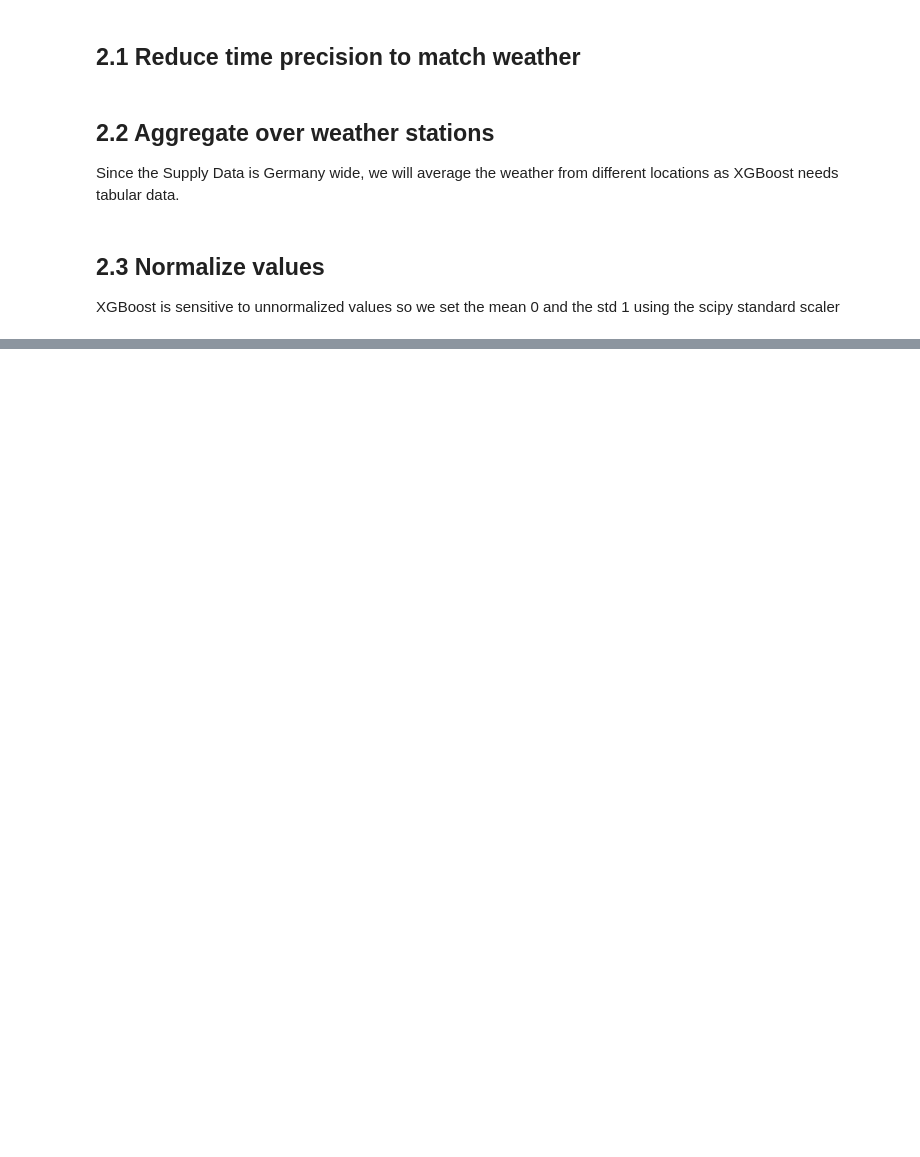
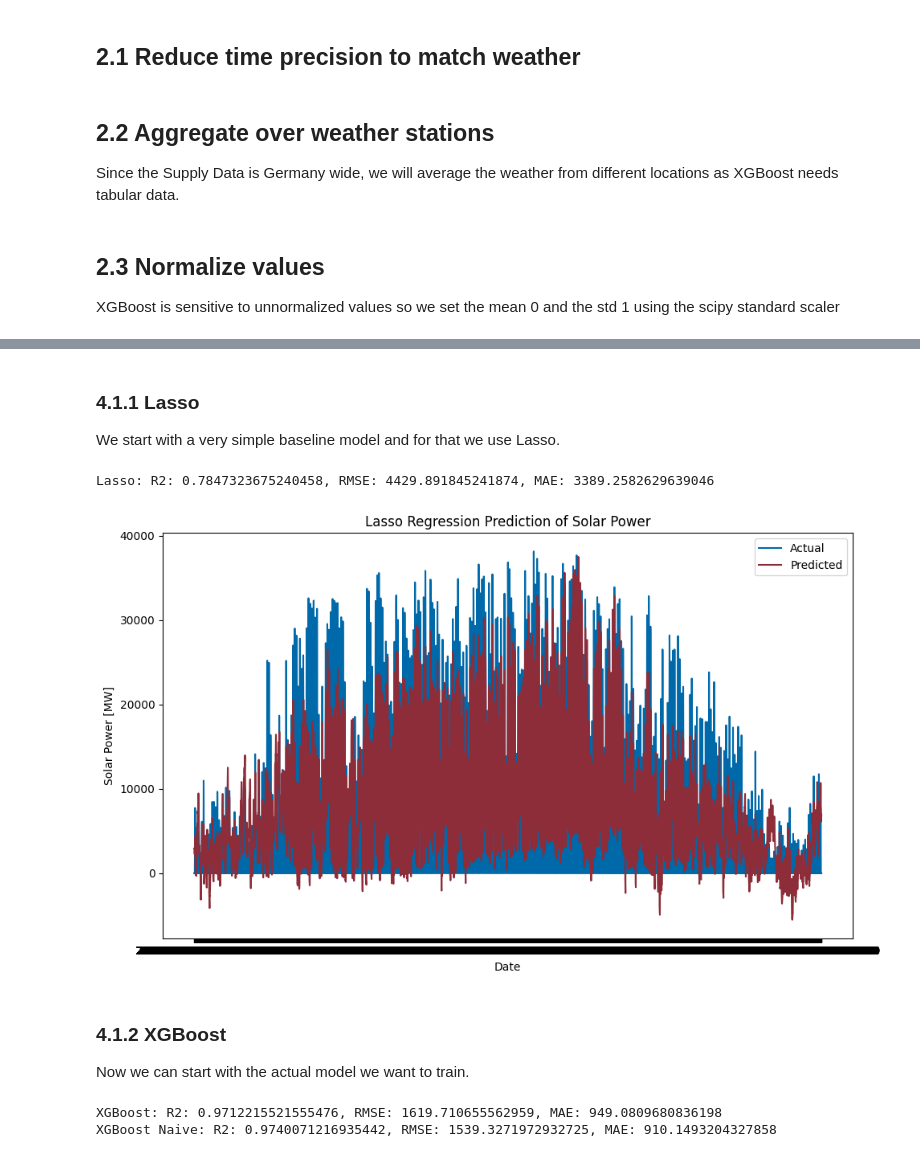
Before and after one commit to Xploeng/Renewable-Energy-Systems, a Jupyter notebook: ForecastingWithXGBoost.ipynb, the cells around one changed output, grey strips where cells are left out. Cells and saved outputs as stored; diff of their text form; code cells hidden in the pictures; blank space fills up the shorter version.

```diff
--- a/ForecastingWithXGBoost.ipynb
+++ b/ForecastingWithXGBoost.ipynb
@@ -108,0 +134,8 @@ X_test_selected.to_csv('tmp/X_test_selected.csv', sep=';', decimal=',')
+# %%
+# Load data
+X_train_selected = pd.read_csv('tmp/X_train_selected.csv', sep=';', decimal=',', index_col=0)
+X_test_selected = pd.read_csv('tmp/X_test_selected.csv', sep=';', decimal=',', index_col=0)
+X_train = pd.read_csv('tmp/X_train.csv', sep=';', decimal=',', index_col=0)
+X_test = pd.read_csv('tmp/X_test.csv', sep=';', decimal=',', index_col=0)
+y_train = pd.read_csv('tmp/y_train.csv', sep=';', decimal=',', index_col=0)
+y_test = pd.read_csv('tmp/y_test.csv', sep=';', decimal=',', index_col=0)
@@ -108,0 +159,43 @@ X_test_selected.to_csv('tmp/X_test_selected.csv', sep=';', decimal=',')
+# %% [markdown]
+### 4.1.1 Lasso
+We start with a very simple baseline model and for that we use Lasso.
+# %%
+# Lasso Prediction
+lasso_cv = LassoCV(cv= 5, random_state=1312).fit(X_train_selected, y_train.squeeze())
+best_alpha = lasso_cv.alpha_
+
+lasso = Lasso(alpha=best_alpha, max_iter=1000, random_state=1312)
+_ = lasso.fit(X_train_selected, y_train.squeeze())
+
+y_pred_lasso = lasso.predict(X_test_selected)
+r2_score_lasso = lasso.score(X_test_selected, y_test.squeeze())
+# %%
+lasso_eval = ModelEvaluation(
+    model_name='Lasso',
+    model=lasso,
+    horizon=1,
+    y_pred=y_pred_lasso,
+    R2_score=r2_score_lasso,
+    RMSE=mean_squared_error(y_test.squeeze(), y_pred_lasso, squared=False),
+    MAE=mean_absolute_error(y_test.squeeze(), y_pred_lasso)
+)
+evaluations.append(lasso_eval)
+print(f"{lasso_eval.model_name}: R2: {lasso_eval.R2_score}, RMSE: {lasso_eval.RMSE}, MAE: {lasso_eval.MAE}")
+# %% [output]
+Lasso: R2: 0.7847323675240458, RMSE: 4429.891845241874, MAE: 3389.2582629639046
+# %%
+# Plot Lasso Prediction
+plt.figure(figsize=(10, 6))
+plt.plot(y_test.index, y_test, label='Actual', color=rgb.tue_blue)
+plt.plot(y_test.index, y_pred_lasso, label='Predicted', color=rgb.tue_red)
+plt.xlabel('Date')
+plt.ylabel('Solar Power [MW]')
+plt.title('Lasso Regression Prediction of Solar Power')
+plt.legend()
+plt.tight_layout()
+plt.show()
+# %% [output]
+[figure, added]
+# %% [markdown]
+### 4.1.2 XGBoost
+Now we can start with the actual model we want to train.
@@ -108,0 +222,26 @@ X_test_selected.to_csv('tmp/X_test_selected.csv', sep=';', decimal=',')
+# %%
+xgb_eval = ModelEvaluation(
+    model_name='XGBoost',
+    model=xgb_model,
+    horizon=1,
+    y_pred=xgb_pred,
+    R2_score=r2_score_xgb,
+    RMSE=mean_squared_error(y_test.squeeze(), xgb_pred, squared=False),
+    MAE=mean_absolute_error(y_test.squeeze(), xgb_pred)
+)
+xgb_eval_naive = ModelEvaluation(
+    model_name='XGBoost Naive',
+    model=xgb_model_naive,
+    horizon=1,
+    y_pred=xgb_pred_naive,
+    R2_score=r2_score_xgb_naive,
+    RMSE=mean_squared_error(y_test.squeeze(), xgb_pred_naive, squared=False),
+    MAE=mean_absolute_error(y_test.squeeze(), xgb_pred_naive)
+)
+evaluations.append(xgb_eval)
+evaluations.append(xgb_eval_naive)
+print(f"{xgb_eval.model_name}: R2: {xgb_eval.R2_score}, RMSE: {xgb_eval.RMSE}, MAE: {xgb_eval.MAE}")
+print(f"{xgb_eval_naive.model_name}: R2: {xgb_eval_naive.R2_score}, RMSE: {xgb_eval_naive.RMSE}, MAE: {xgb_eval_naive.MAE}")
+# %% [output]
+XGBoost: R2: 0.9712215521555476, RMSE: 1619.710655562959, MAE: 949.0809680836198
+XGBoost Naive: R2: 0.9740071216935442, RMSE: 1539.3271972932725, MAE: 910.1493204327858
```
Also changed, not shown: parts of 49 cells of this notebook, 2 other files.
